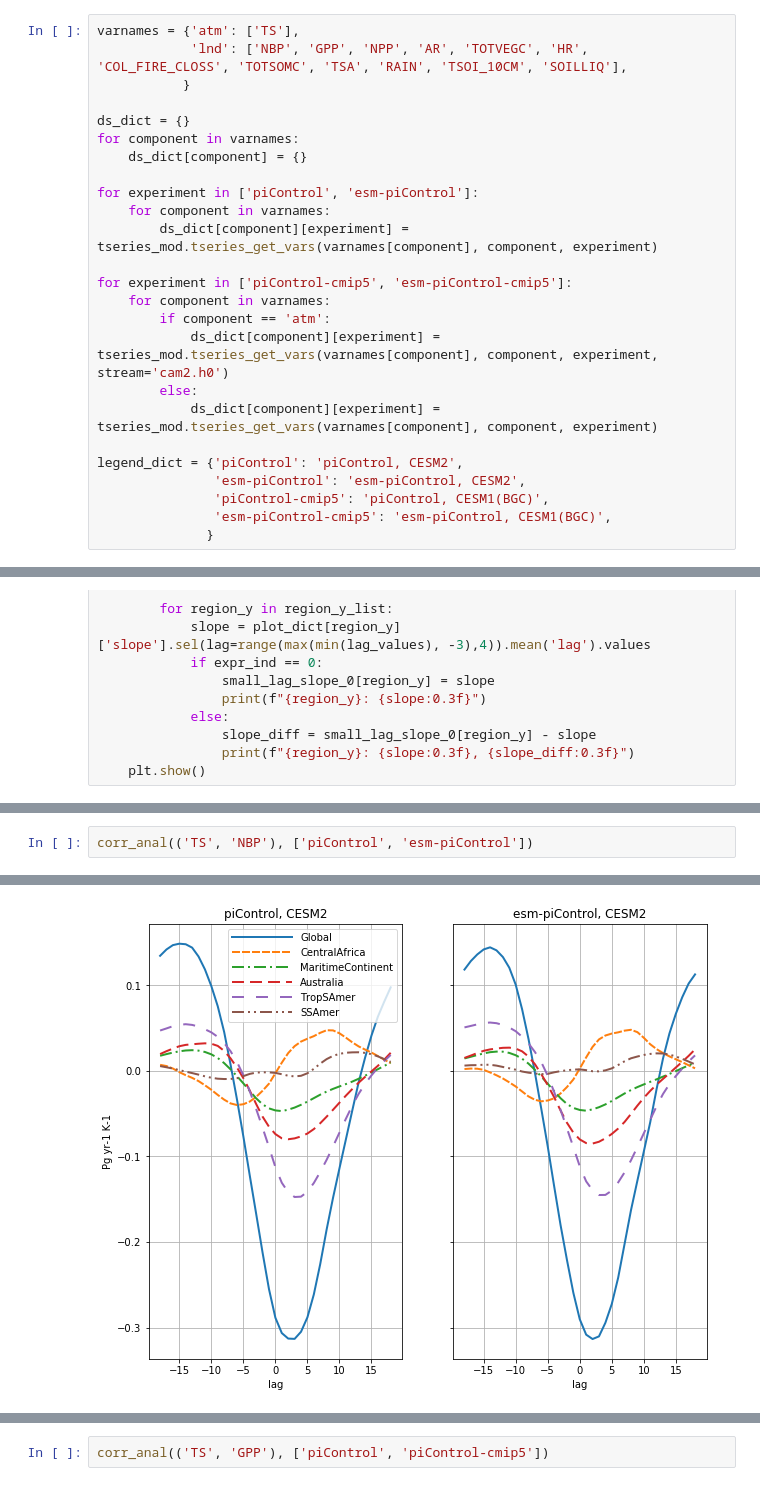
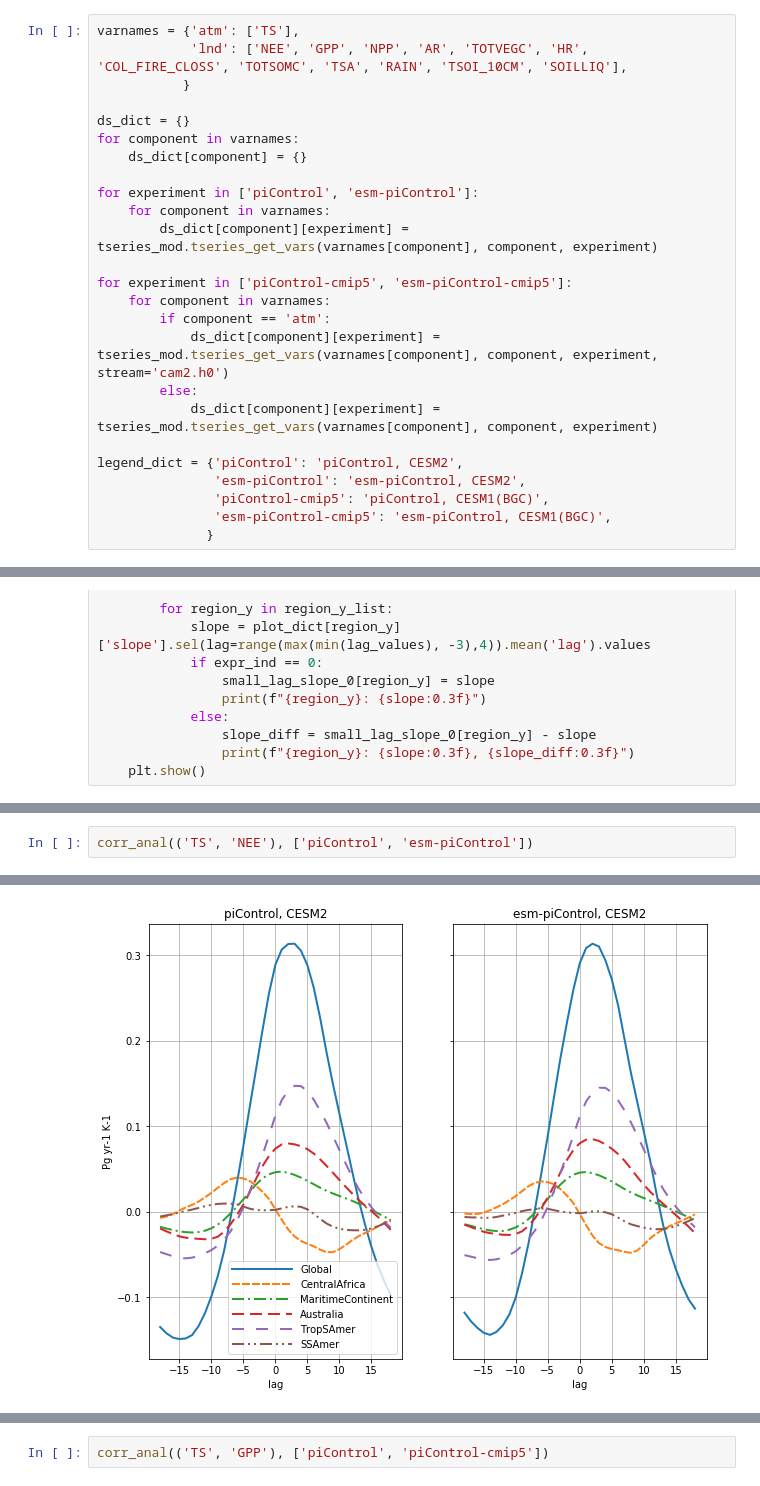
Before and after one commit to klindsay28/CESM2_coup_carb_cycle_JAMES, a Jupyter notebook: notebooks/lag_corr_ENSO_LND.ipynb, the cells around one changed output, grey strips where cells are left out. Cells and saved outputs as stored; diff of their text form.

```diff
--- a/notebooks/lag_corr_ENSO_LND.ipynb
+++ b/notebooks/lag_corr_ENSO_LND.ipynb
@@ -16,7 +16,7 @@ data_catalog.set_catalog('cesm_coupled')
 active catalog: cesm_coupled
 # %%
 varnames = {'atm': ['TS'],
-            'lnd': ['NBP', 'GPP', 'NPP', 'AR', 'TOTVEGC', 'HR', 'COL_FIRE_CLOSS', 'TOTSOMC', 'TSA', 'RAIN', 'TSOI_10CM', 'SOILLIQ'],
+            'lnd': ['NEE', 'GPP', 'NPP', 'AR', 'TOTVEGC', 'HR', 'COL_FIRE_CLOSS', 'TOTSOMC', 'TSA', 'RAIN', 'TSOI_10CM', 'SOILLIQ'],
            }
 
 ds_dict = {}
@@ -203,4 +203,4 @@ SSAmer: 0.056, -0.060
 # %%
-corr_anal(('TS', 'NBP'), ['piControl', 'esm-piControl'])
+corr_anal(('TS', 'NEE'), ['piControl', 'esm-piControl'])
 # %% [output]
 component_x=atm,component_y=lnd
@@ -222,2 +222,2 @@ SSAmer: 0.000, -0.004
-[figure, old version]
+[figure, new version]
 # %%
```
Also changed, not shown: parts of 3 cells of this notebook, 4 other files.
